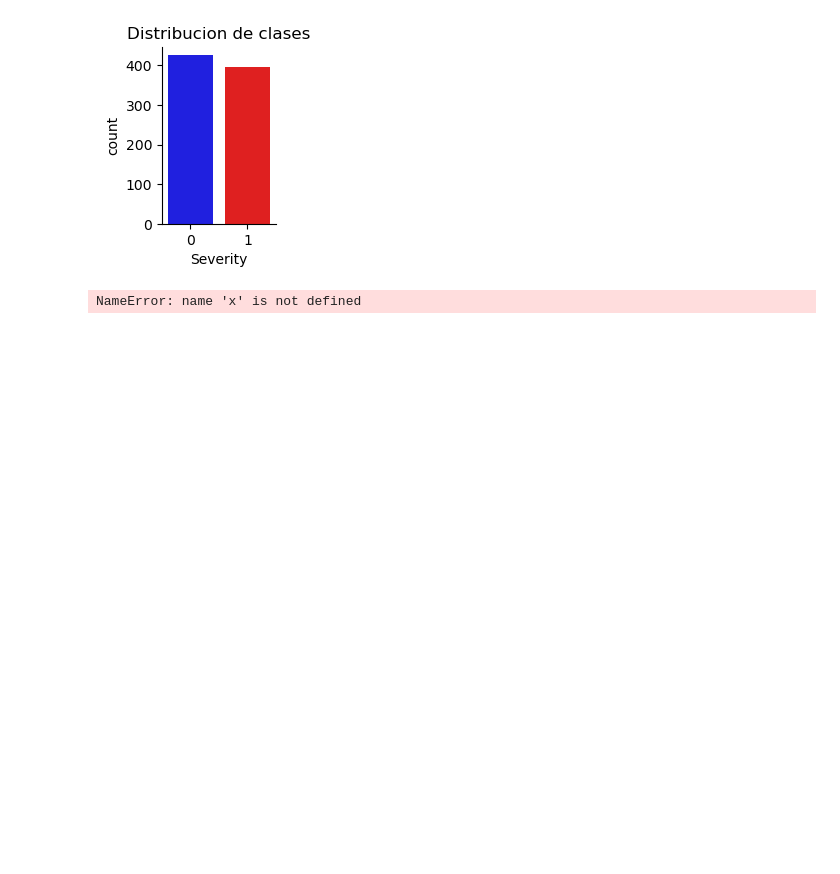
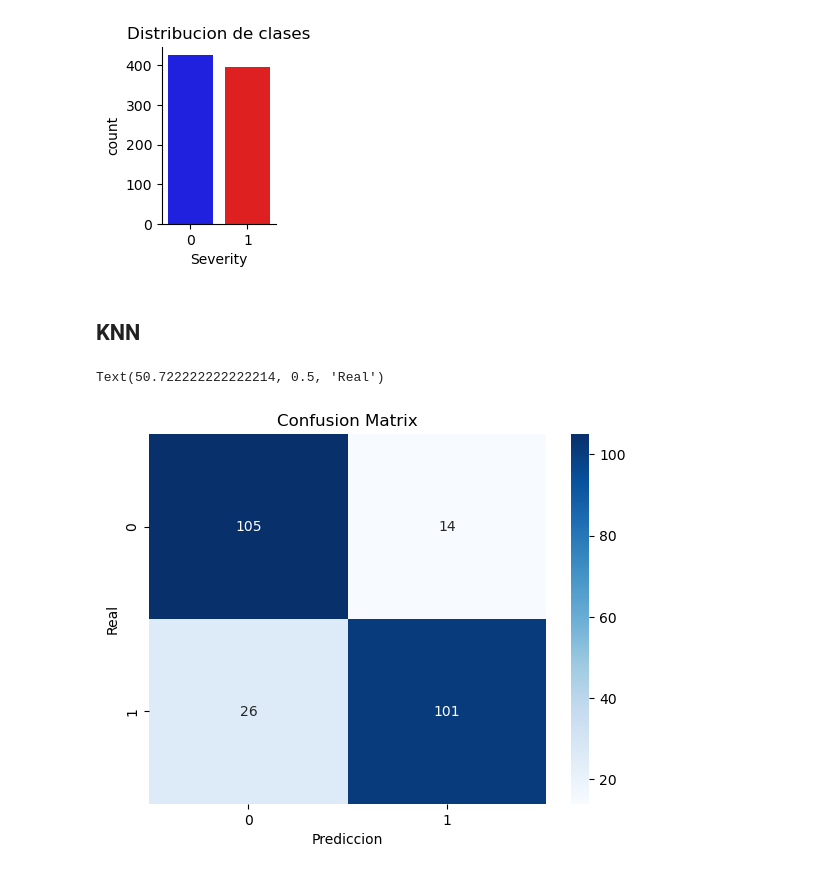
Before and after one commit to Abel-Leon/API_ALGORITMOS_GR8, a Jupyter notebook: mammographic/Algoritmos.ipynb, the cells around one changed output. Drawn from its saved outputs; the diff is of its cells as text; code cells hidden in the pictures; blank space fills up the shorter version.

Commit message:
Implementamos el algoritmo KNN, ademas pusimos un grafico para evaluar el vecino optimo(n_neighbors)

```diff
--- a/mammographic/Algoritmos.ipynb
+++ b/mammographic/Algoritmos.ipynb
@@ -40,8 +40,5 @@ plt.show()
 # %% [output]
 [figure]
 # %%
-### DIVISION DE CONJUNTO DE DATOS
-from sklearn.model_selection import train_test_split
-x_train,x_test,y_train, y_test = train_test_split(x,y,test_size=0.3,random_state=30)
+y = dataframe['Severity']
+x = dataframe.drop('Severity',axis=1)
-# %% [output]
-NameError: name 'x' is not defined
@@ -47,0 +49,20 @@ NameError: name 'x' is not defined
+# %% [markdown]
+## KNN
+# %%
+### IMPLEMENTANDO EL ALGORITMO KNN
+from sklearn.neighbors import KNeighborsClassifier
+knn_mm = KNeighborsClassifier(n_neighbors=3)
+#Entrenar el algoritmo
+knn_mm.fit(x_train,y_train)
+predicciones = knn_mm.predict(x_test)
+##Matriz de confusion
+from sklearn.metrics import classification_report, confusion_matrix
+tn, fp, fn, tp = confusion_matrix(y_test,predicciones).ravel()
+
+sb.heatmap(confusion_matrix(y_test,predicciones),annot=True,fmt="d",cmap="Blues")
+plt.title('Confusion Matrix')
+plt.xlabel('Prediccion')
+plt.ylabel('Real')
+# %% [output]
+Text(50.722222222222214, 0.5, 'Real')
+[figure, added]
```
Also changed, not shown: parts of 3 cells of this notebook.
